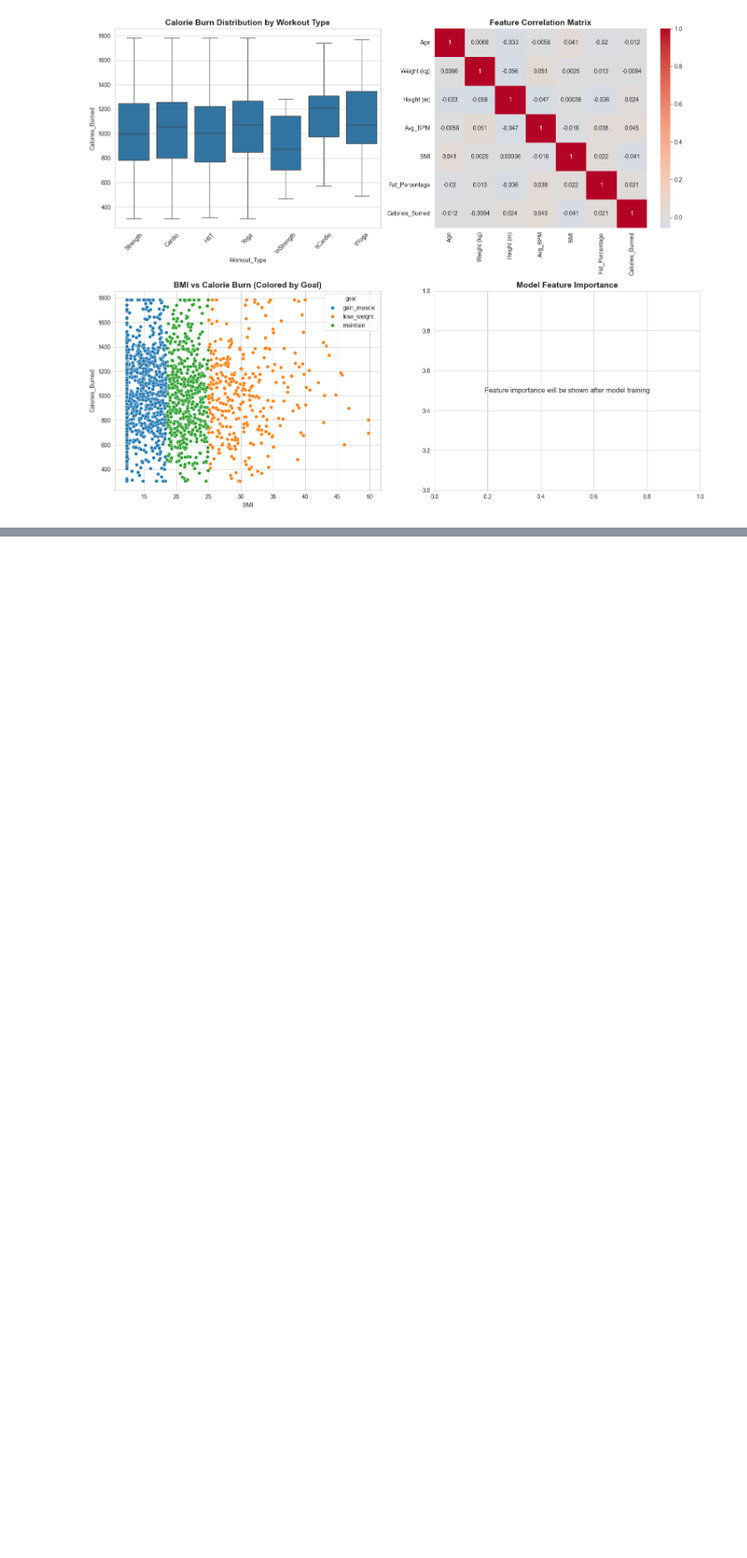
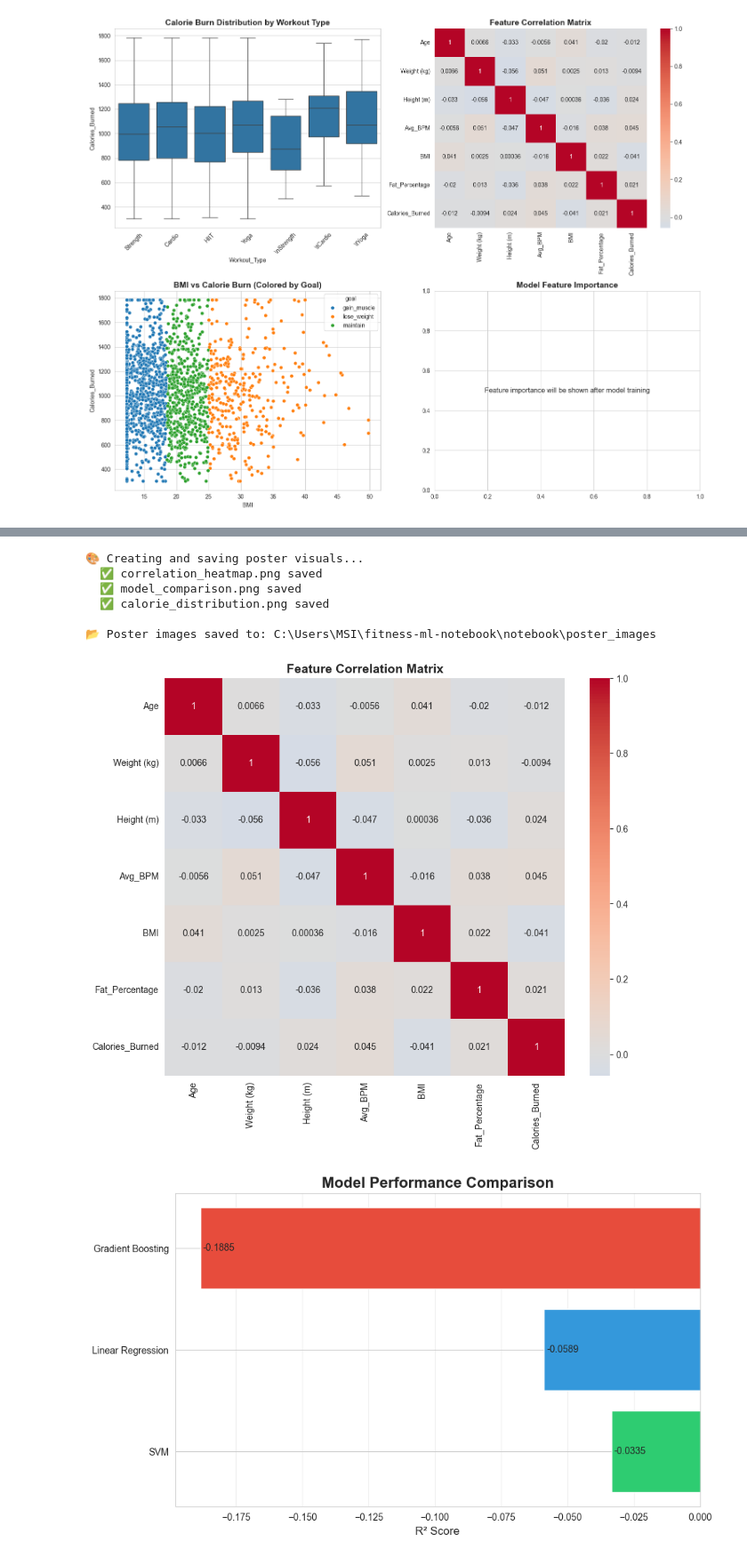
Before and after one commit to akramnemri/ML_Fitness_Project, a Jupyter notebook: notebook/fitness_ai_project.ipynb, the cells around one changed output, grey strips where cells are left out. Shown at 89% size. Cells and saved outputs as stored; diff of their text form; code cells hidden in the pictures; blank space fills up the shorter version.

```diff
--- a/notebook/fitness_ai_project.ipynb
+++ b/notebook/fitness_ai_project.ipynb
@@ -178,0 +245,15 @@ Training set: (1356, 11), Test set: (339, 11)
+# %%
+# Cell 11: Final NaN Check (Run Before Training)
+print("🔍 Final NaN check before training:")
+print(f"  X_train_cal shape: {X_train_cal.shape}")
+print(f"  NaNs in X_train_cal: {X_train_cal.isna().sum().sum()}")
+print(f"  NaNs in y_train_cal: {y_train_cal.isna().sum()}")
+
+# Emergency drop if any remain
+if X_train_cal.isna().sum().sum() > 0:
+    print("⚠️  Emergency: Dropping NaN rows...")
+    X_train_cal = X_train_cal.dropna()
+    y_train_cal = y_train_cal.loc[X_train_cal.index]
+    print(f"  New shape: {X_train_cal.shape}")
+
+print("✅ Ready for training!")
@@ -682,21 +861,58 @@ print("\n✅ All prediction functions work correctly!")
 # %%
-# Create poster images directory
+# Cell: Create and Save Poster Visuals
+import matplotlib.pyplot as plt
+import seaborn as sns
+import numpy as np
+
 POSTER_DIR = "poster_images"
 os.makedirs(POSTER_DIR, exist_ok=True)
 
-# Save each figure with high DPI for printing
-figures = {
-    "eda_correlation.png": fig_corr,  # Your correlation heatmap
-    "model_comparison.png": fig_bar,   # Your R² comparison bar chart
-    "calorie_distribution.png": fig_box,  # Workout type boxplot
-    "feature_importance.png": fig_importance,  # If you have feature importance
-    "bmi_vs_calories.png": fig_scatter  # BMI scatter
-}
+print("🎨 Creating and saving poster visuals...")
 
-print("🖼️  Saving poster visuals...")
-for filename, fig in figures.items():
-    filepath = os.path.join(POSTER_DIR, filename)
-    fig.savefig(filepath, dpi=300, bbox_inches='tight', facecolor='white')
-    print(f"  ✅ {filename} saved (300 DPI)")
+# === VISUAL 1: Correlation Heatmap (for EDA section) ===
+fig_corr, ax = plt.subplots(figsize=(10, 8))
+numeric_features = ['Age', 'Weight (kg)', 'Height (m)', 'Avg_BPM', 'BMI',
+                    'Fat_Percentage', 'Calories_Burned']
+corr_matrix = df_cleaned[numeric_features].corr()
+sns.heatmap(corr_matrix, annot=True, cmap='coolwarm', center=0, ax=ax)
+ax.set_title('Feature Correlation Matrix', fontsize=14, fontweight='bold')
+fig_corr.savefig(os.path.join(POSTER_DIR, "correlation_heatmap.png"),
+                 dpi=300, bbox_inches='tight')
+print("  ✅ correlation_heatmap.png saved")
+
+# === VISUAL 2: Model Comparison (for Results section) ===
+if 'results_df' in globals():
+    fig_bar, ax = plt.subplots(figsize=(10, 6))
+    bars = ax.barh(results_df['Model'], results_df['R2'],
+                   color=['#2ecc71', '#3498db', '#e74c3c'])
+    ax.set_xlabel('R² Score', fontsize=12)
+    ax.set_title('Model Performance Comparison', fontsize=16, fontweight='bold')
+    for i, bar in enumerate(bars):
+        width = bar.get_width()
+        ax.text(width + 0.001, bar.get_y() + bar.get_height()/2,
+                f'{width:.4f}', ha='left', va='center')
+    ax.grid(axis='x', alpha=0.3)
+    fig_bar.savefig(os.path.join(POSTER_DIR, "model_comparison.png"),
+                    dpi=300, bbox_inches='tight')
+    print("  ✅ model_comparison.png saved")
+
+# === VISUAL 3: Calorie Distribution by Workout Type ===
+fig_box, ax = plt.subplots(figsize=(10, 6))
+if 'df_cleaned' in globals():
+    sns.boxplot(data=df_cleaned, x='Workout_Type', y='Calories_Burned', ax=ax)
+    ax.set_title('Calories Burned by Workout Type', fontsize=14, fontweight='bold')
+    ax.tick_params(axis='x', rotation=45)
+    fig_box.savefig(os.path.join(POSTER_DIR, "calorie_distribution.png"),
+                    dpi=300, bbox_inches='tight')
+    print("  ✅ calorie_distribution.png saved")
 
 print(f"\n📂 Poster images saved to: {os.path.abspath(POSTER_DIR)}")
+# %% [output]
+🎨 Creating and saving poster visuals...
+  ✅ correlation_heatmap.png saved
+  ✅ model_comparison.png saved
+  ✅ calorie_distribution.png saved
+
+📂 Poster images saved to: C:\Users\MSI\fitness-ml-notebook\notebook\poster_images
+[figure, added]
+[figure, added]
```
Also changed, not shown: parts of 22 cells of this notebook, 21 other files.
